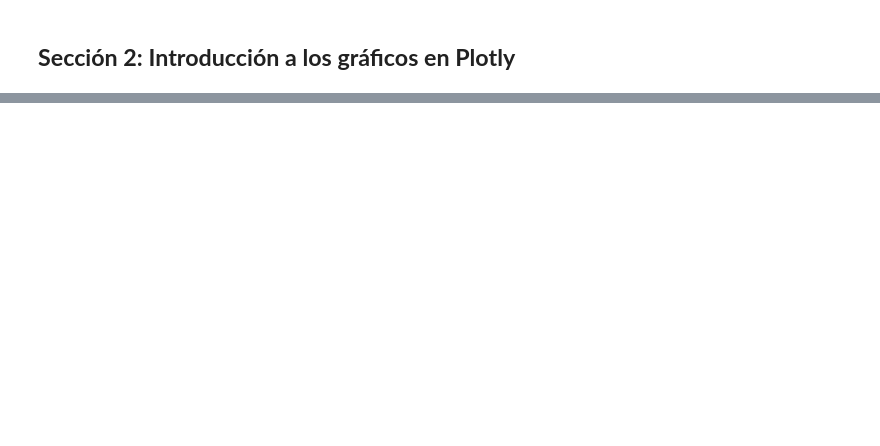
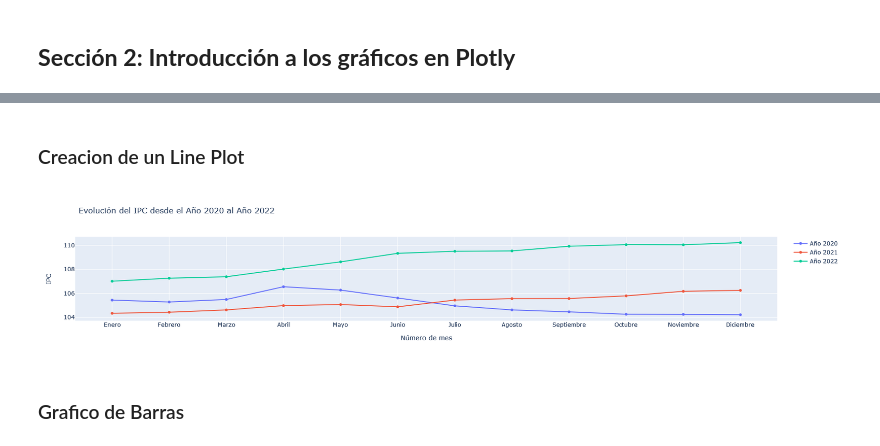
Before and after one commit to marcelochavez-ec/TALLER-DE-DASHBOARDS-CON-PYTHON, a Jupyter notebook: notebooks/TALLER DASHBOARDS CON PYTHON.ipynb, the cells around one changed output, grey strips where cells are left out. Drawn from its saved outputs; the diff is of its cells as text; code cells hidden in the pictures; blank space fills up the shorter version.

```diff
--- a/notebooks/TALLER DASHBOARDS CON PYTHON.ipynb
+++ b/notebooks/TALLER DASHBOARDS CON PYTHON.ipynb
@@ -186,0 +187,16 @@ catalogo_var_ecv
+# %%
+ipc = pd.read_excel(r"C:\Users\marcelochavez\Documents\TALLER_DASHBOARDS_CON_PYTHON\bdd_fuente_diccionarios\ipc\SERIE HISTORICA IPC_12_2022.xls",
+                    sheet_name="1. ÍNDICE",
+                    header=None,
+                    nrows=16,
+                    usecols="A:M",
+                    skiprows=43,
+                    names=["Mes","Enero","Febrero","Marzo","Abril","Mayo","Junio","Julio","Agosto","Septiembre","Octubre","Noviembre","Diciembre"],
+                    dtype={"Mes":str}).round(2)
+
+diccionario_mes = {"Enero":1,"Febrero":2,"Marzo":3,"Abril":4,"Mayo":5,"Junio":6,"Julio":7,"Agosto":8,"Septiembre":9,"Octubre":10,"Noviembre":11,"Diciembre":12}
+ipc = ipc.transpose().reset_index().rename(columns={"index":"Mes"})
+ipc.columns = ipc.iloc[0]
+ipc = ipc[1:]
+ipc["Nro. Mes"] = ipc["Mes"].replace(diccionario_mes)
+ipc
@@ -189,5 +242,32 @@ catalogo_var_ecv
+# %% [markdown]
+### Creacion de un Line Plot
 # %%
-|
+graf_1 = go.Scatter(x = ipc["Mes"],
+                     y = ipc["2020"],
+                     mode="lines+markers",
+                     name="Año 2020")
+
+graf_2 = go.Scatter(x = ipc["Mes"],
+                     y = ipc["2021"],
+                     mode="lines+markers",
+                     name="Año 2021")
+
+graf_3 = go.Scatter(x = ipc["Mes"],
+                     y = ipc["2022"],
+                     mode="lines+markers",
+                     name="Año 2022")
+
+data = [graf_1, graf_2, graf_3]
+
+layout = go.Layout(title="Evolución del IPC desde el Año 2020 al Año 2022",
+                   xaxis=dict(title="Número de mes"),
+                   yaxis=dict(title="IPC"))
+
+go.Figure(data=data, layout=layout)
+# %% [output]
+[figure, added]
+# %% [markdown]
+### Grafico de Barras
 # %%
 import plotly.graph_objects as go
 app_code = [
```
Also changed, not shown: parts of 9 cells of this notebook, 5 other files.
